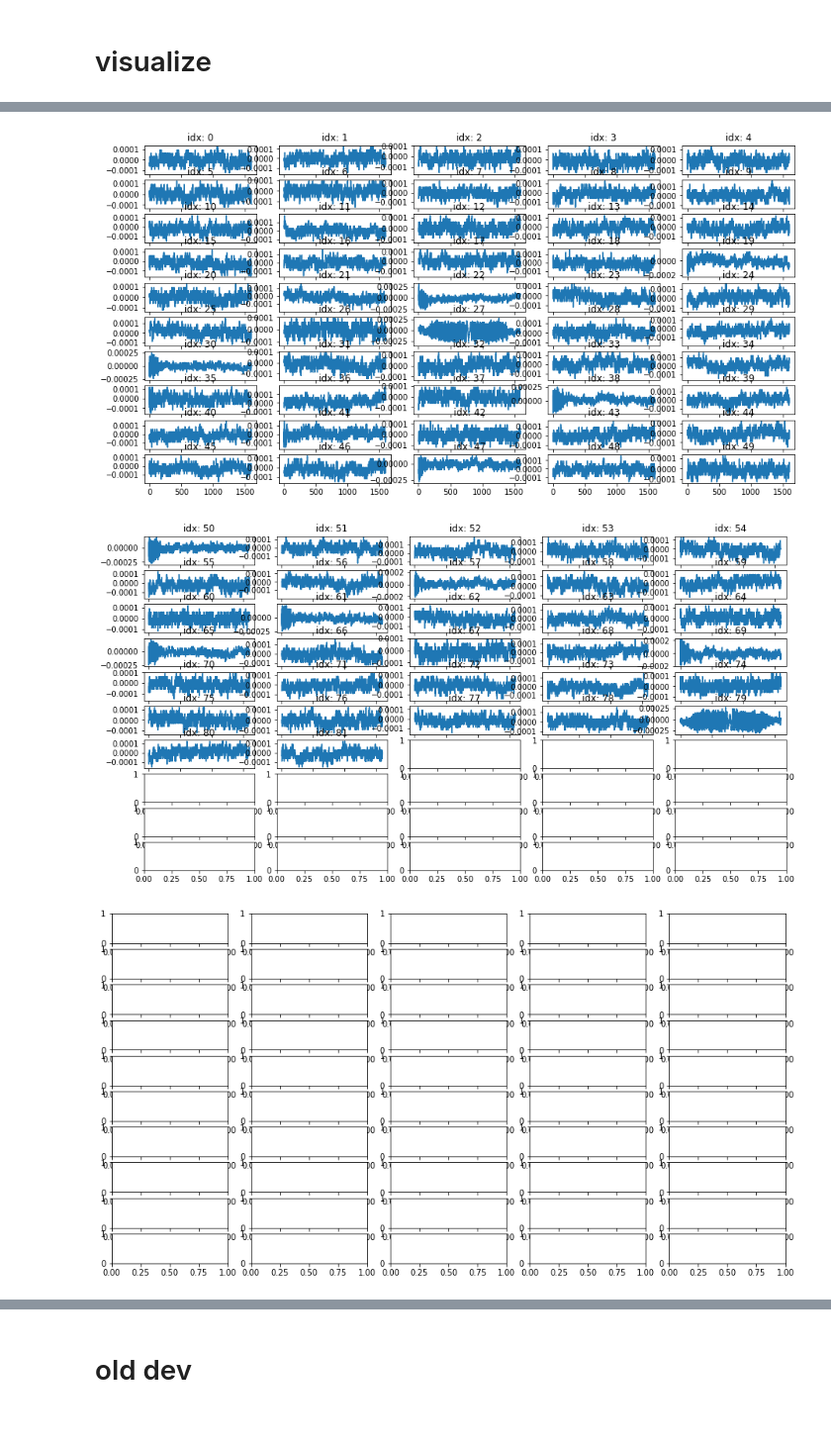
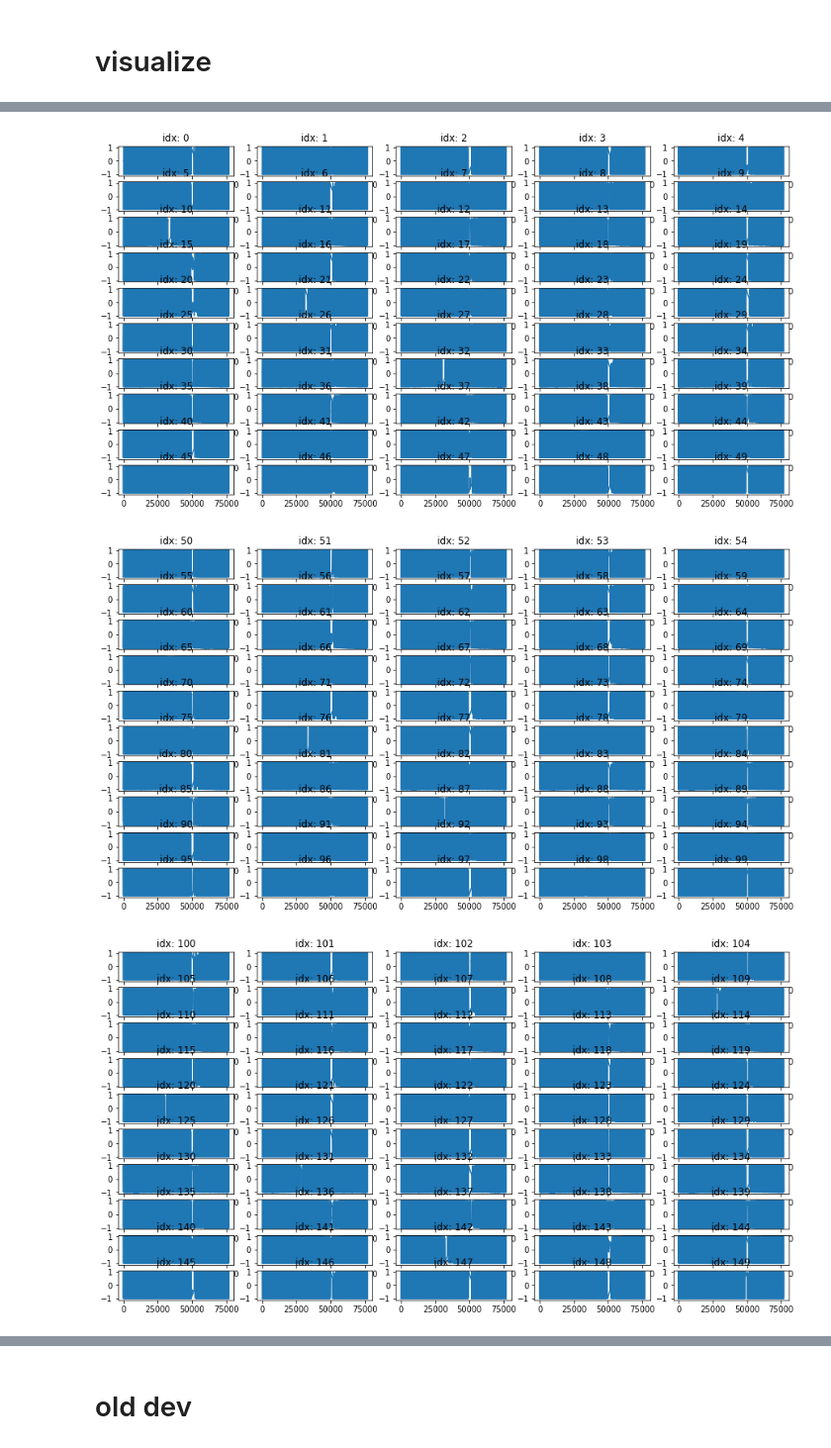
Before and after one commit to tjbergst/lorapy, a Jupyter notebook: lorapy-symbol-viewer.ipynb, the cells around one changed output, grey strips where cells are left out. Shown at 99% size. Saved outputs shown, nothing was run; the diff lists cells and outputs as text; code cells hidden in the pictures; blank space fills up the shorter version.

```diff
--- a/lorapy-symbol-viewer.ipynb
+++ b/lorapy-symbol-viewer.ipynb
@@ -260,4 +349,6 @@ file.name
 %%time
 THRESH_ADJ = 0.4
 
-filtered_symbols, _rm_symbols, corr_fftconvs = filter_symbols_fftcorr(file, thresh_adj=THRESH_ADJ, mp=True, plot=False)
+filtered_symbols, _rm_symbols, corr_fftconvs = filter_symbols_fftcorr(
+    file, thresh_adj=THRESH_ADJ, mp=True, plot=False
+)
@@ -283,0 +369,2 @@ with warnings.catch_warnings():
+# %%
+AGG_SYMBOL_DIR = _BASE_DATA_DIR.joinpath('aggregated-symbols')
@@ -283,0 +373,3 @@ with warnings.catch_warnings():
+# %%
+filtloader = lorapy.load_dotp(AGG_SYMBOL_DIR)  # glob_pattern='**/*v[12]*.p'
+filtloader.file_list
@@ -283,0 +380,7 @@ with warnings.catch_warnings():
+# %%
+file = filtloader.select(0).load()
+display(file)
+
+sym = file.to_signal()
+display(sym)
+display(sym.data.shape)
@@ -284,10 +400,11 @@ with warnings.catch_warnings():
 # %% [markdown]
 # visualize
 # %%
-tar_symbols = _rm_symbols
+# tar_symbols = _rm_symbols
 # tar_symbols = filtered_symbols
+tar_symbols = sym.data
 
-batch_size, stop_limit = 20, 8
+batch_size, stop_limit = 50, 8
 batches = len(tar_symbols) // batch_size
 print(f'batches = {batches}')
 
@@ -315,3 +432,3 @@ batches = 4
-[figure, old version]
+[figure, new version]
-[figure, old version]
+[figure, new version]
-[figure, old version]
+[figure, new version]
```
Also changed, not shown: parts of 22 cells of this notebook, 2 other files.
